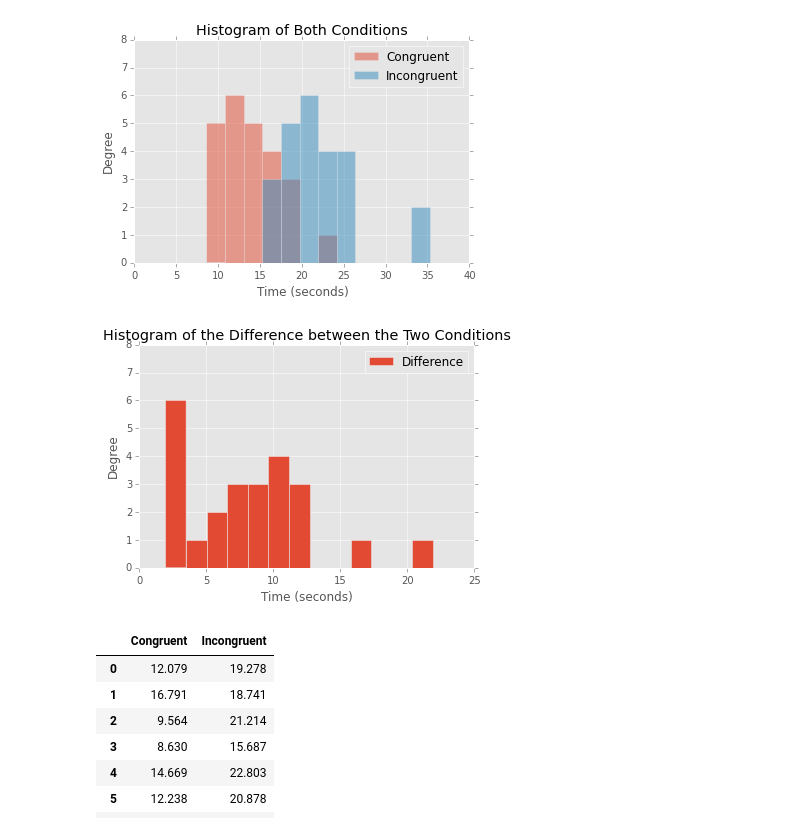
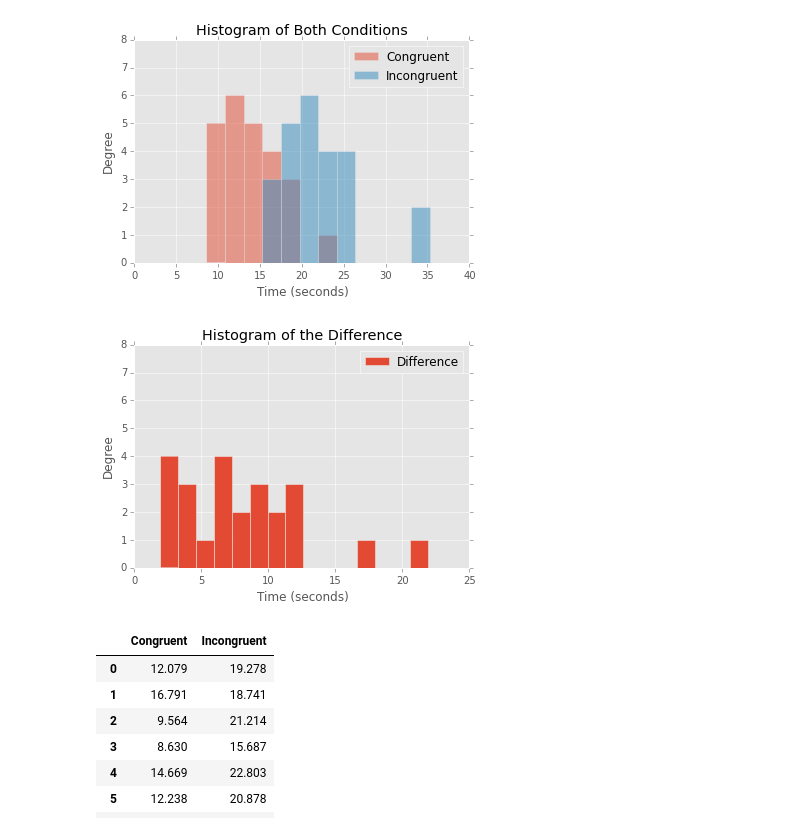
Before and after one commit to thrabchak/Udacity-Data-Analysis, a Jupyter notebook: P1 Stroop Effect/Data_Analyst_ND_Project1.ipynb, the cells around one changed output. Drawn from its saved outputs; the diff is of its cells as text; code cells hidden in the pictures.

```diff
--- a/P1 Stroop Effect/Data_Analyst_ND_Project1.ipynb
+++ b/P1 Stroop Effect/Data_Analyst_ND_Project1.ipynb
@@ -152,13 +161,13 @@ window = plt.axis([0,40,0,8])
 [figure]
 # %%
 # Histogram of the Difference between the Two Conditions
-title = 'Histogram of the Difference between the Two Conditions'
+title = 'Histogram of the Difference'
 kind = 'hist'
-plot = differenceDataFrame.plot(title=title, kind=kind, bins=13)
+plot = differenceDataFrame.plot(title=title, kind=kind, bins=15)
 xLabel = plt.xlabel('Time (seconds)')
 window = plt.axis([0,25,0,8])
 # %% [output]
-[figure, old version]
+[figure, new version]
 # %%
 # Display DataFrame generated from csv
 dataFrame
```
Also changed, not shown: parts of 2 cells of this notebook.
